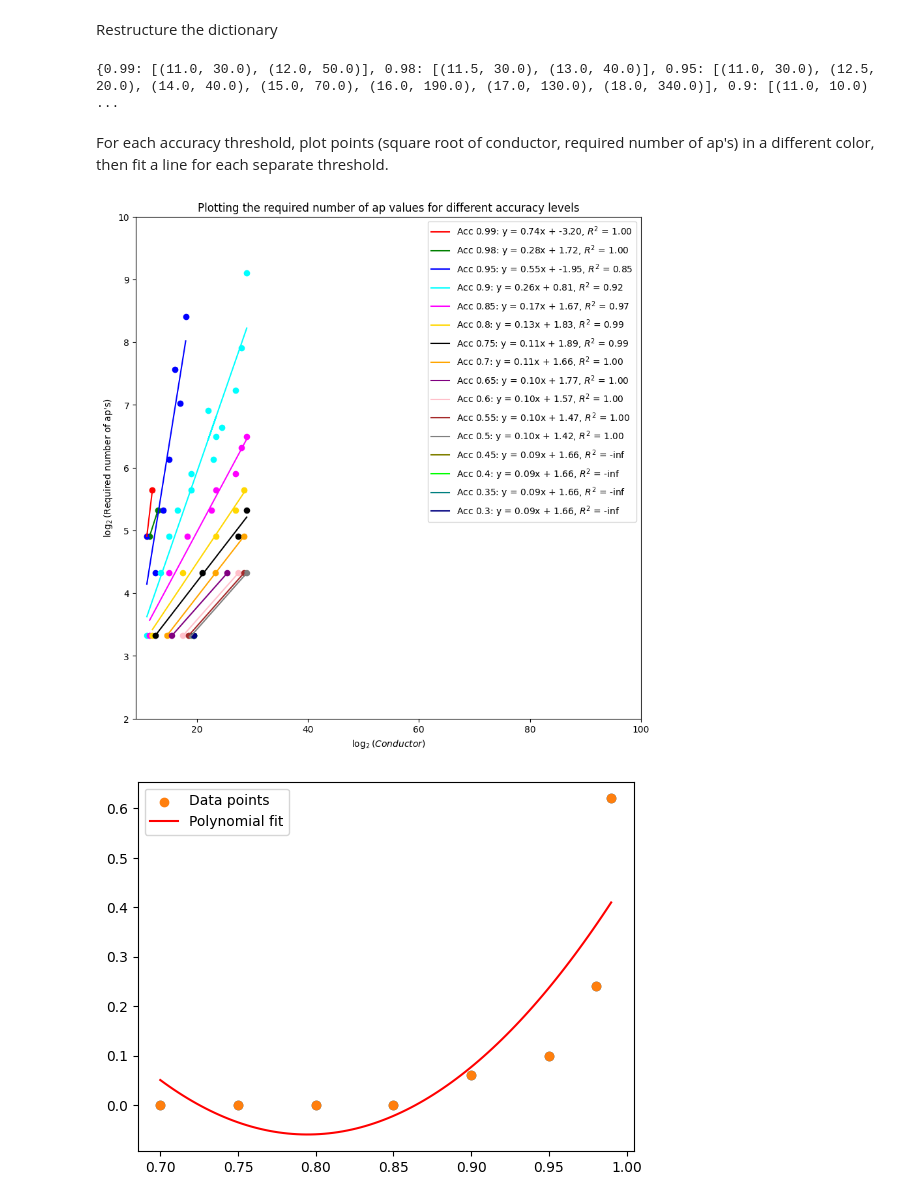
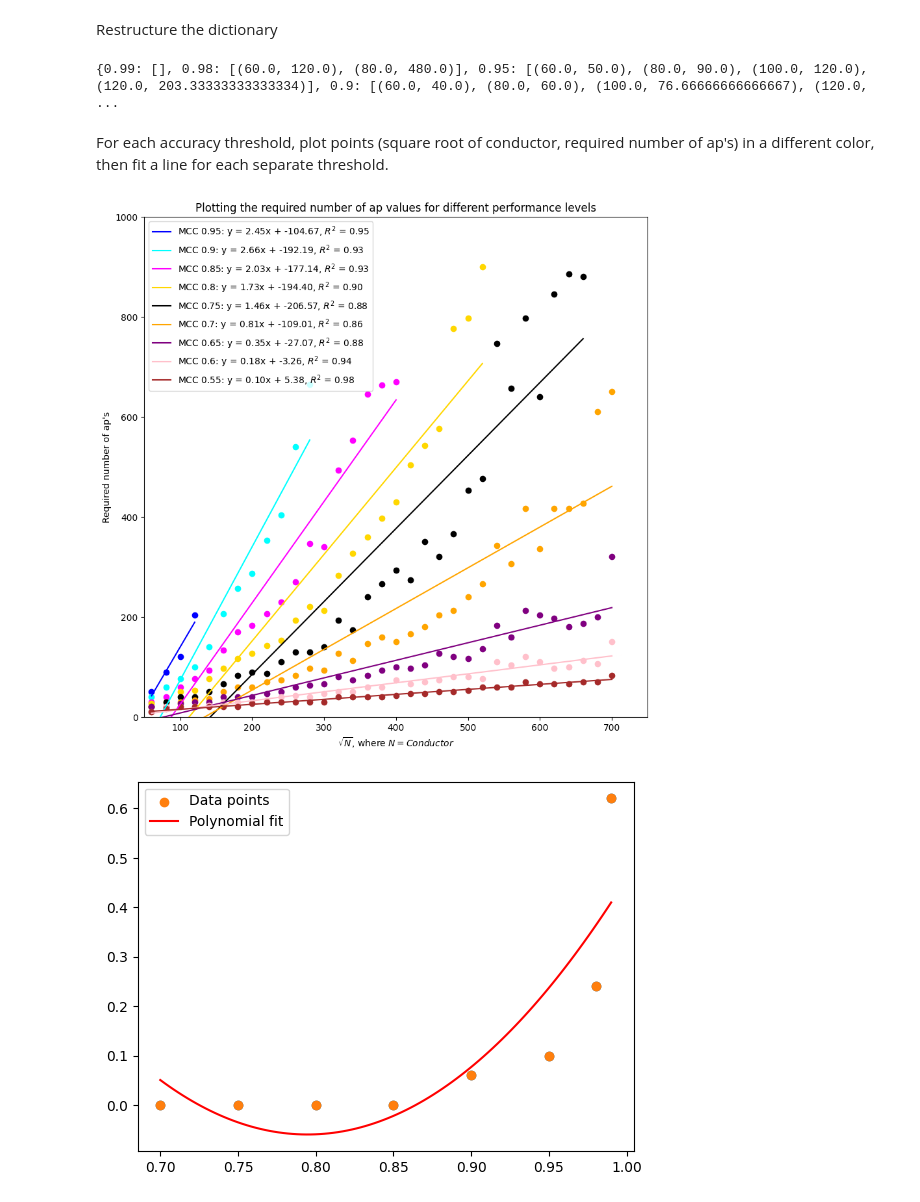
Before and after one commit to BarinderBanwait/ml_rnt, a Jupyter notebook: notebooks/Accuracy_sqrtN_vs_numaps.ipynb, the cells around one changed output. Drawn from its saved outputs; the diff is of its cells as text; code cells hidden in the pictures.

```diff
--- a/notebooks/Accuracy_sqrtN_vs_numaps.ipynb
+++ b/notebooks/Accuracy_sqrtN_vs_numaps.ipynb
@@ -33,8 +18,8 @@ Loaded the big dataset with 1000 a_p's and 2164705 curves..
 Import utilities and obtain dictionary of accuracies
 # %%
 # choose your desired bounds (including the end points)
-#bounds_list = [(i**2-600, i**2+600) for i in range(50, 370, 10)]
-bounds_list = [(2**i, 2**(i+1)) for i in range(10, 30)]
+bounds_list = [(i**2-1400, i**2+1400) for i in range(60, 720, 20)]
+#bounds_list = [(2**i, 2**(i+1)) for i in range(10, 30)]
 
 # choose your model
 model = LogisticRegression(max_iter = 3000)
@@ -46,13 +31,13 @@ res_dict={}
 # Obtain dictionary of conductor bounds and corresponding number of ap values
 for bounds in bounds_list:
     lower_bound, upper_bound = bounds
-    #bound = int(np.sqrt((upper_bound + lower_bound) / 2))
-    bound = math.log(lower_bound, 2)
+    bound = int(np.sqrt((upper_bound + lower_bound) / 2))
+    #bound = math.log(lower_bound, 2)
     cumulative_dict = defaultdict(lambda: [0, 0])  # [cumulative sum, count]
 
-    for i in range(1):  # Repeat x times
-        res_df = utils.Generate_AccByNumAps_df(df, lower_bound, upper_bound, model, step_size=step_size, metric = matthews_corrcoef)
-        temp_dict = utils.find_min_num_a_p_for_accuracy_thresholds(res_df)
+    for i in range(20):  # Repeat x times
+        res_df = utils.Generate_AccByNumAps_df(df, lower_bound, upper_bound, model, step_size=step_size, metric = matthews_corrcoef, random_state=143+i)
+        temp_dict = utils.find_min_num_a_p_for_performance_thresholds(res_df)
 
         # Update cumulative sums and counts, checking for NaN
         for key, value in temp_dict.items():
@@ -147,7 +124,7 @@ restructured_dict1 = {key: process_pairs(value) for key, value in restructured_d
 
 print(restructured_dict1)
 # %% [output]
-{0.99: [(11.0, 30.0), (12.0, 50.0)], 0.98: [(11.5, 30.0), (13.0, 40.0)], 0.95: [(11.0, 30.0), (12.5, 20.0), (14.0, 40.0), (15.0, 70.0), (16.0, 190.0), (17.0, 130.0), (18.0, 340.0)], 0.9: [(11.0, 10.0) ...
+{0.99: [], 0.98: [(60.0, 120.0), (80.0, 480.0)], 0.95: [(60.0, 50.0), (80.0, 90.0), (100.0, 120.0), (120.0, 203.33333333333334)], 0.9: [(60.0, 40.0), (80.0, 60.0), (100.0, 76.66666666666667), (120.0,  ...
 # %% [markdown]
 For each accuracy threshold, plot points (square root of conductor, required number of ap's) in a different color, then fit a line for each separate threshold.
 # %%
@@ -157,45 +134,45 @@ colors = {0.99:'red', 0.98: 'green', 0.95: 'blue', 0.9: 'cyan', 0.85: 'magenta',
 
 plt.figure(figsize=(10, 10))
 
-for accuracy, pairs in restructured_dict1.items():
-    if accuracy!=1:
+for accuracy, pairs in restructured_dict.items():
+    if accuracy>0.5 and accuracy<0.98:
     # Remove pairs with 'nan' values
         cleaned_pairs = [(x, y) for x, y in pairs if y > 0]
         if cleaned_pairs:
             x_vals, y_vals = zip(*cleaned_pairs)
-            y_vals = [math.log(y, 2) for y in y_vals]
+            #y_vals = [math.log(y, 2) for y in y_vals]
             # Convert to numpy arrays for linear regression
             x_np = np.array(x_vals, dtype=np.float64)
             y_np = np.array(y_vals, dtype=np.float64)
             # Calculate the coefficients of the line of best fit
             m, b = np.polyfit(x_np, y_np, 1)
             # Calculate predictions
             y_pred = m * x_np + b
 
             # Calculate R^2
             ss_res = np.sum((y_np - y_pred) ** 2)
             ss_tot = np.sum((y_np - np.mean(y_np)) ** 2)
             r_squared = 1 - (ss_res / ss_tot)
 
             # Plot the cleaned scatter plot
             plt.scatter(x_vals, y_vals, color=colors[accuracy])
             # Plot the line of best fit
-            plt.plot(x_np, y_pred, color=colors[accuracy], label=f'Acc {accuracy}: y = {m:.2f}x + {b:.2f}, $R^2$ = {r_squared:.2f}')
+            plt.plot(x_np, y_pred, color=colors[accuracy], label=f'MCC {accuracy}: y = {m:.2f}x + {b:.2f}, $R^2$ = {r_squared:.2f}')
 
 # Set the limits of the x and y axes
-plt.xlim(9, 100)
-plt.ylim(2, 10)
+plt.xlim(50, 750)
+plt.ylim(0, 1000)
 
 # Add labels and legend
-plt.xlabel('$\log_2(Conductor)$')
-plt.ylabel("$\log_2$(Required number of ap's)")
-plt.title('Plotting the required number of ap values for different accuracy levels')
+plt.xlabel('$\sqrt{N}$, where $N=Conductor$')
+plt.ylabel("Required number of ap's")
+plt.title('Plotting the required number of ap values for different performance levels')
 plt.legend()
 
 # Show the plot
 plt.show()
 # %% [output]
-[figure, old version]
+[figure, new version]
 # %%
 accs=np.array([0.7, 0.75, 0.8, 0.85, 0.9, 0.95, 0.98, 0.99])
 slopes = np.array([0, 0, 0, 0, 0.06, 0.1, 0.24, 0.62])
```
Also changed, not shown: parts of 3 cells of this notebook.
